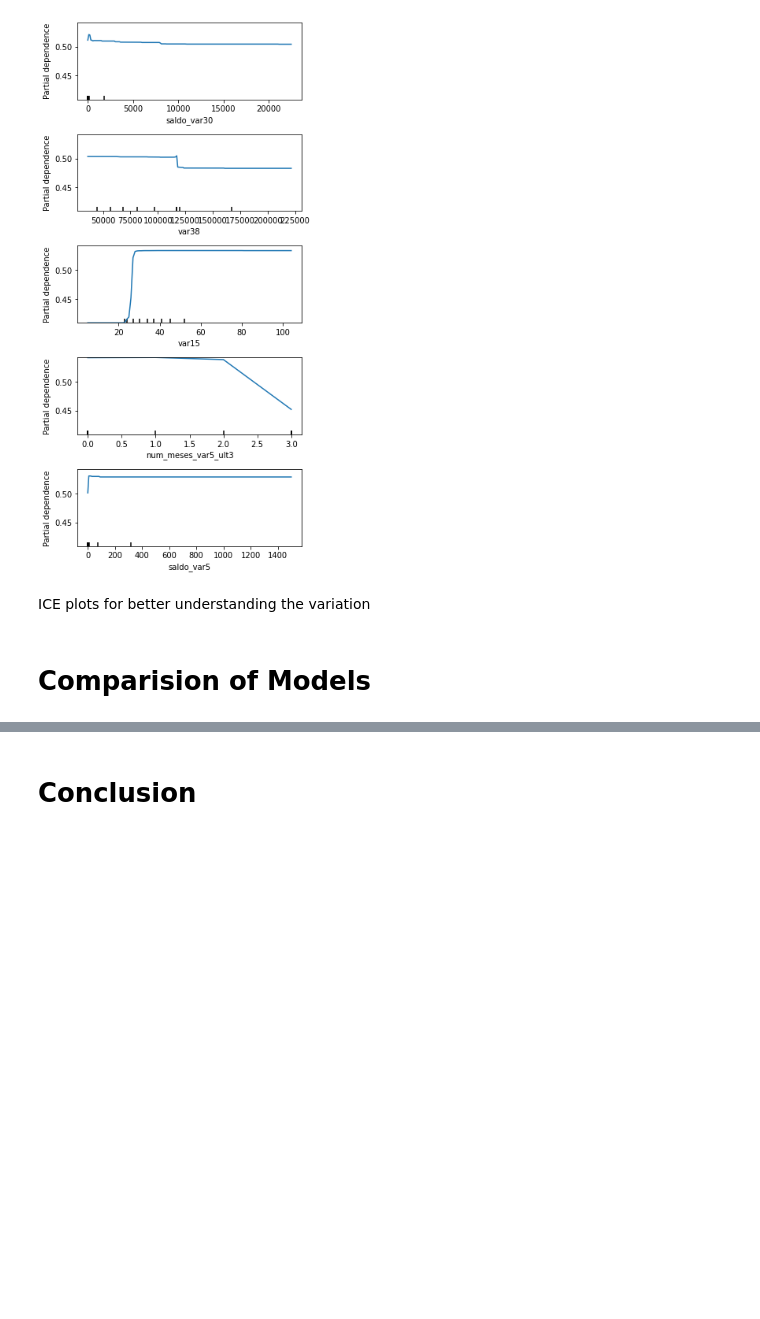
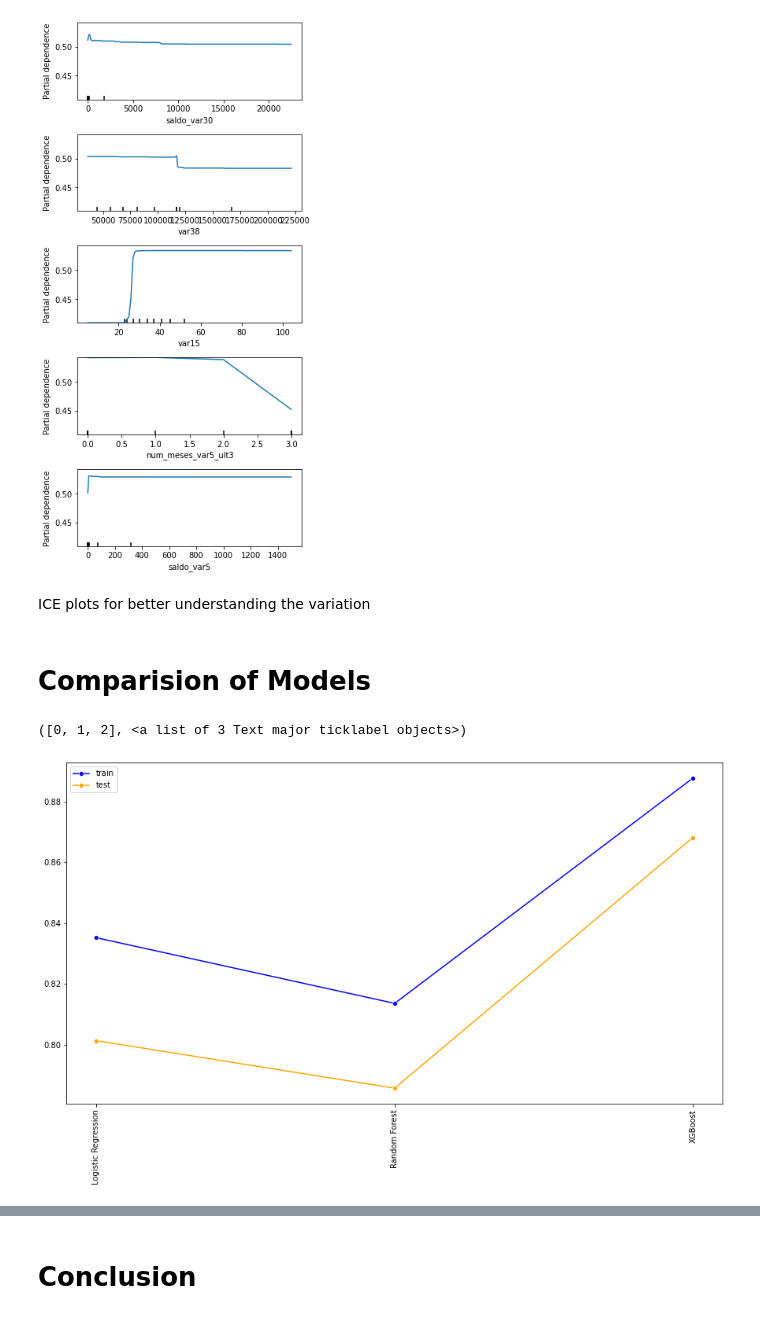
Before and after one commit to manila-devaraj/Santander-Customer-Satisfation, a Jupyter notebook: Modelling_and_interpretation.ipynb, the cells around one changed output, grey strips where cells are left out. Drawn from its saved outputs; the diff is of its cells as text; code cells hidden in the pictures; blank space fills up the shorter version.

```diff
--- a/Modelling_and_interpretation.ipynb
+++ b/Modelling_and_interpretation.ipynb
@@ -562,17 +573,24 @@ models={'Logistic Regression': best, 'Random Forest': RF_model, 'XGBoost':xgb_mo
 # %%
 testing_accuracy_overall={}
 training_accuracy_overall={}
+training_roc_score={}
+testing_roc_score={}
 overfitting={}
 
 for i,model in models.items():
-  testing_accuracy_overall[i]=accuracy(X_test, y_test, model)
-  training_accuracy_overall[i]=accuracy(X_train, y_train, model)
+  testing_accuracy_overall[i]=accuracy(Xtest, ytest, model)
+  training_accuracy_overall[i]=accuracy(Xtrain, ytrain, model)
+  training_roc_score[i]= roc_auc_score(ytrain, model.predict_proba(Xtrain)[:,1])
+  testing_roc_score[i]= roc_auc_score(ytest, model.predict_proba(Xtest)[:,1])
   overfitting[i]= training_accuracy_overall[i]- testing_accuracy_overall[i]
 
 fig, ax= plt.subplots(figsize=(15,8))
 sns.lineplot(x= training_accuracy_overall.keys(), y = training_accuracy_overall.values(), marker='o', color='blue', label='train')
 sns.lineplot(x= testing_accuracy_overall.keys(), y = testing_accuracy_overall.values(), marker='o', color='orange', label='test')
 plt.xticks(rotation='90')
+# %% [output]
+([0, 1, 2], <a list of 3 Text major ticklabel objects>)
+[figure, added]
 # %%
 fig,ax = plt.subplots(figsize=(15,8))
 sns.lineplot(x= overfitting.keys(), y = overfitting.values(), marker='o', color='crimson', label='overall')
```
Also changed, not shown: parts of 22 cells of this notebook.
